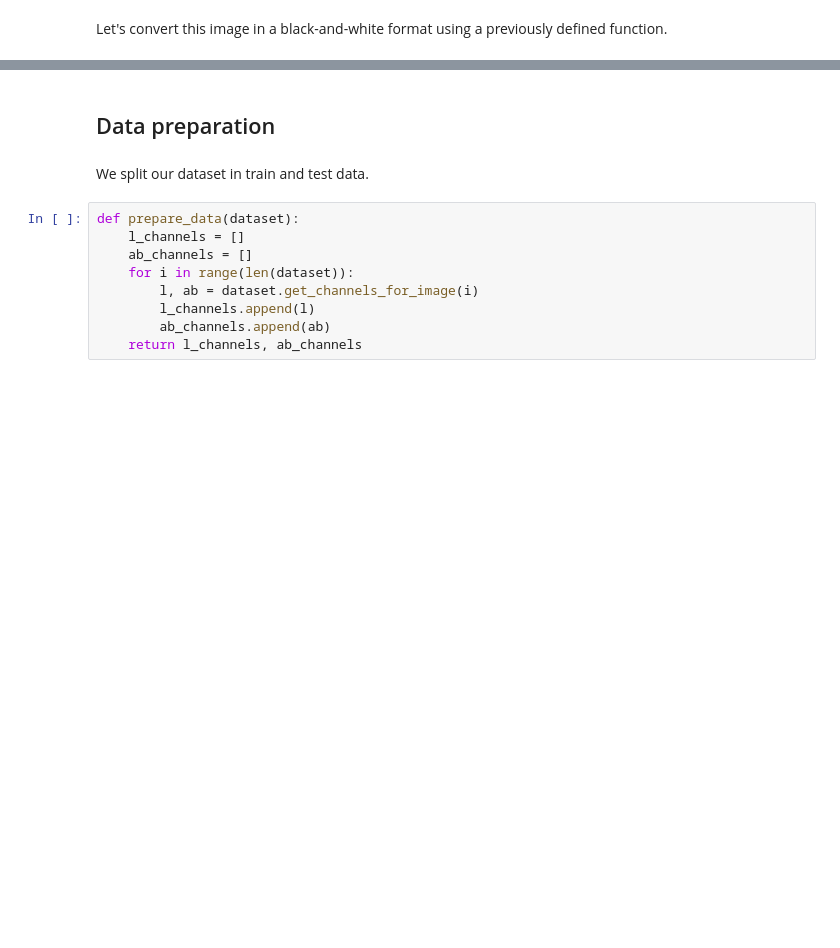
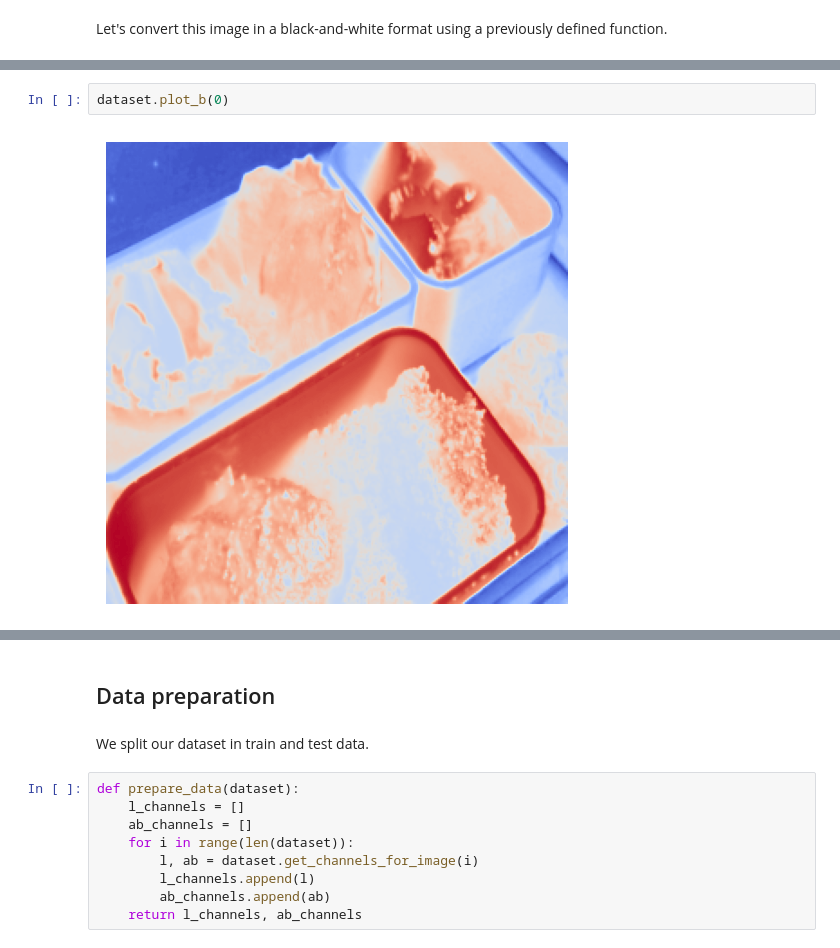
Before and after one commit to diegocerretti/ImageColorization, a Jupyter notebook: CNN_Colorization.ipynb, the cells around one changed output, grey strips where cells are left out. Cells and saved outputs as stored; diff of their text form; blank space fills up the shorter version.

```diff
--- a/CNN_Colorization.ipynb
+++ b/CNN_Colorization.ipynb
@@ -106,0 +130,4 @@ dataset.get_channels_for_image(0)
+# %%
+dataset.plot_b(0)
+# %% [output]
+[figure, added]
```
Also changed, not shown: parts of 8 cells of this notebook.
